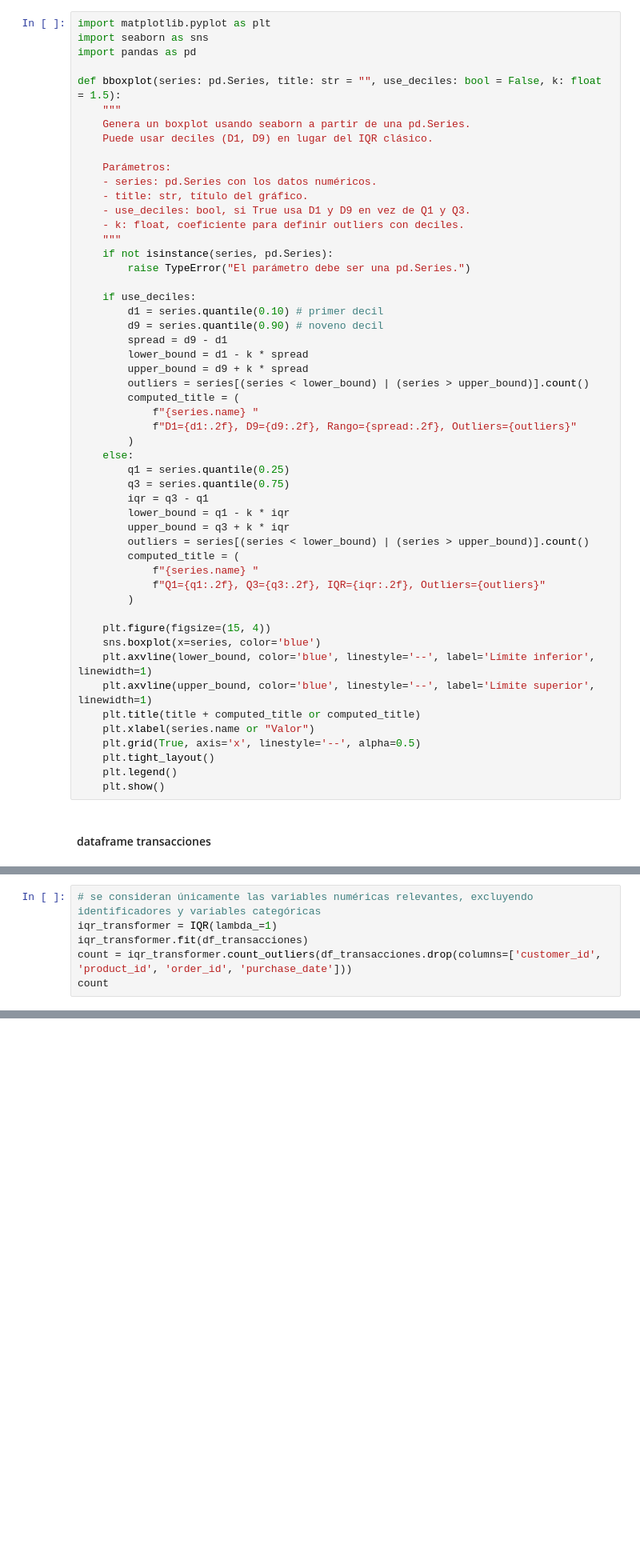
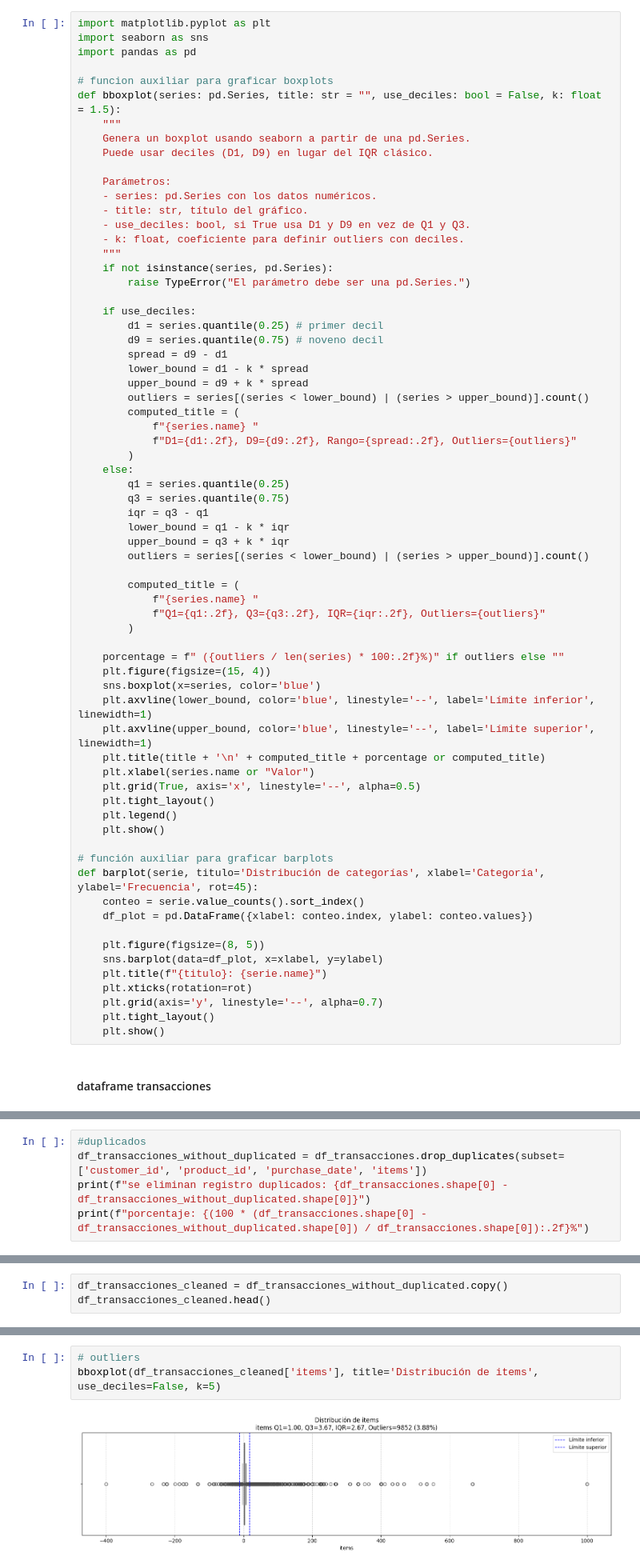
Before and after one commit to onemoremoka/sodaIAdrinks, a Jupyter notebook: datascience_notebook.ipynb, the cells around one changed output, grey strips where cells are left out. Shown at 80% size. Drawn from its saved outputs; the diff is of its cells as text; blank space fills up the shorter version.

```diff
--- a/datascience_notebook.ipynb
+++ b/datascience_notebook.ipynb
@@ -256,6 +260,7 @@ import matplotlib.pyplot as plt
 import seaborn as sns
 import pandas as pd
 
+# funcion auxiliar para graficar boxplots
 def bboxplot(series: pd.Series, title: str = "", use_deciles: bool = False, k: float = 1.5):
     """
     Genera un boxplot usando seaborn a partir de una pd.Series.
@@ -271,8 +276,8 @@ def bboxplot(series: pd.Series, title: str = "", use_deciles: bool = False, k: f
         raise TypeError("El parámetro debe ser una pd.Series.")
 
     if use_deciles:
-        d1 = series.quantile(0.10) # primer decil
-        d9 = series.quantile(0.90) # noveno decil
+        d1 = series.quantile(0.25) # primer decil
+        d9 = series.quantile(0.75) # noveno decil
         spread = d9 - d1
         lower_bound = d1 - k * spread
         upper_bound = d9 + k * spread
@@ -288,20 +293,35 @@ def bboxplot(series: pd.Series, title: str = "", use_deciles: bool = False, k: f
         lower_bound = q1 - k * iqr
         upper_bound = q3 + k * iqr
         outliers = series[(series < lower_bound) | (series > upper_bound)].count()
+
         computed_title = (
             f"{series.name} "
             f"Q1={q1:.2f}, Q3={q3:.2f}, IQR={iqr:.2f}, Outliers={outliers}"
         )
 
+    porcentage = f" ({outliers / len(series) * 100:.2f}%)" if outliers else ""
     plt.figure(figsize=(15, 4))
     sns.boxplot(x=series, color='blue')
     plt.axvline(lower_bound, color='blue', linestyle='--', label='Límite inferior', linewidth=1)
     plt.axvline(upper_bound, color='blue', linestyle='--', label='Límite superior', linewidth=1)
-    plt.title(title + computed_title or computed_title)
+    plt.title(title + '\n' + computed_title + porcentage or computed_title)
     plt.xlabel(series.name or "Valor")
     plt.grid(True, axis='x', linestyle='--', alpha=0.5)
     plt.tight_layout()
     plt.legend()
     plt.show()
+
+# función auxiliar para graficar barplots
+def barplot(serie, titulo='Distribución de categorías', xlabel='Categoría', ylabel='Frecuencia', rot=45):
+    conteo = serie.value_counts().sort_index()
+    df_plot = pd.DataFrame({xlabel: conteo.index, ylabel: conteo.values})
+
+    plt.figure(figsize=(8, 5))
+    sns.barplot(data=df_plot, x=xlabel, y=ylabel)
+    plt.title(f"{titulo}: {serie.name}")
+    plt.xticks(rotation=rot)
+    plt.grid(axis='y', linestyle='--', alpha=0.7)
+    plt.tight_layout()
+    plt.show()
 # %% [markdown]
 #### dataframe transacciones
@@ -348,6 +327,0 @@ bboxplot(df_transacciones['items'], "Boxplot features", k=1)
-# %%
-# se consideran únicamente las variables numéricas relevantes, excluyendo identificadores y variables categóricas
-iqr_transformer = IQR(lambda_=1)
-iqr_transformer.fit(df_transacciones)
-count = iqr_transformer.count_outliers(df_transacciones.drop(columns=['customer_id', 'product_id', 'order_id', 'purchase_date']))
-count
@@ -356,0 +383,5 @@ count
+# %%
+#duplicados
+df_transacciones_without_duplicated = df_transacciones.drop_duplicates(subset=['customer_id', 'product_id', 'purchase_date', 'items'])
+print(f"se eliminan registro duplicados: {df_transacciones.shape[0] - df_transacciones_without_duplicated.shape[0]}")
+print(f"porcentaje: {(100 * (df_transacciones.shape[0] - df_transacciones_without_duplicated.shape[0]) / df_transacciones.shape[0]):.2f}%")
@@ -356,0 +400,3 @@ count
+# %%
+df_transacciones_cleaned = df_transacciones_without_duplicated.copy()
+df_transacciones_cleaned.head()
@@ -357,2 +410,7 @@ count
+# %%
+# outliers
+bboxplot(df_transacciones_cleaned['items'], title='Distribución de items', use_deciles=False, k=5)
+# %% [output]
+[figure, added]
 # %%
 dir_shopping = {
```
Also changed, not shown: parts of 108 cells of this notebook.
